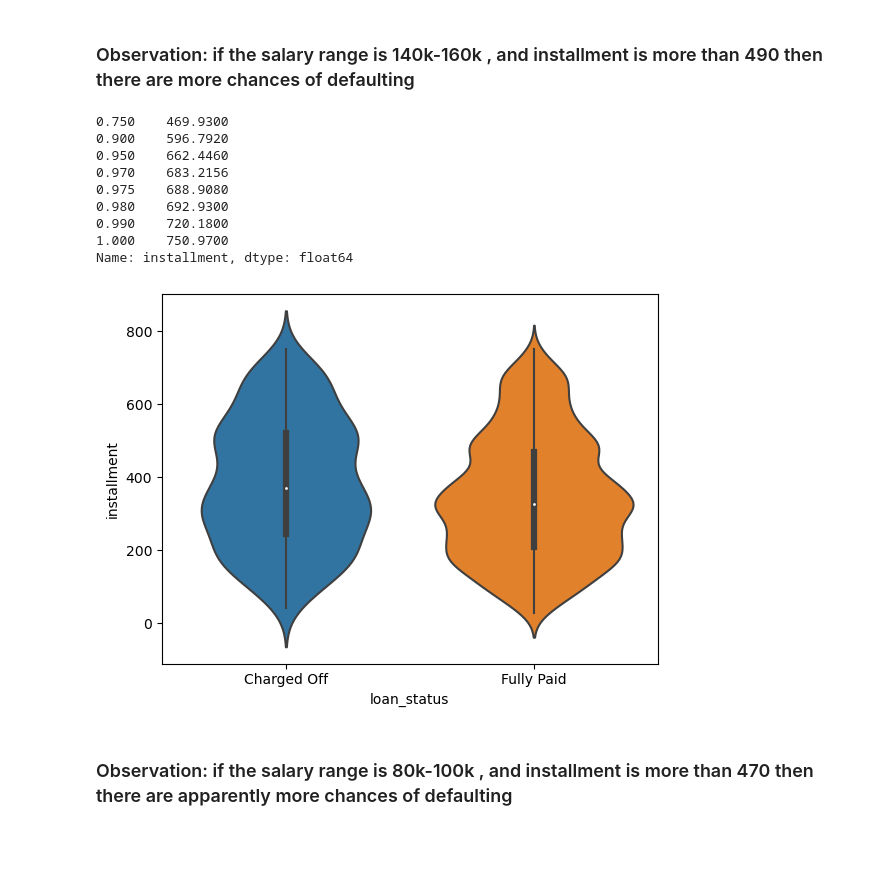
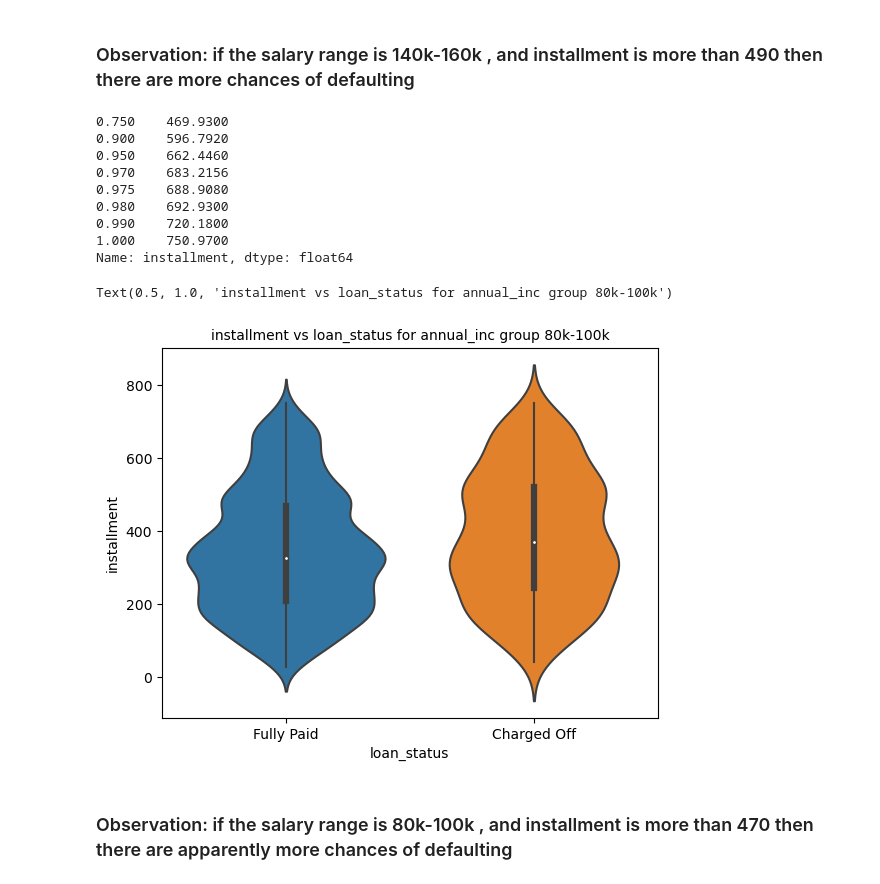
Before and after one commit to sdakshinkar/LendingClubCaseStudy, a Jupyter notebook: Swapnil_Dakshinkar.ipynb, the cells around one changed output. Cells and saved outputs as stored; diff of their text form; code cells hidden in the pictures; blank space fills up the shorter version.

```diff
--- a/Swapnil_Dakshinkar.ipynb
+++ b/Swapnil_Dakshinkar.ipynb
@@ -1029,18 +1095,20 @@ Name: installment, dtype: float64
 # %%
 df_temp = df[df['annual_inc_groups'].astype('string').str.find('80000, 100000')==True]
 print(df_temp[df_temp.loan_status=='Fully Paid'].installment.quantile([0.75,0.90,0.95,0.97,0.975, 0.98, 0.99, 1.0]))
-p = sns.violinplot(data=df_temp,x='loan_status',y='installment')
+p = sns.violinplot(data=df_temp,x='loan_status',y='installment',order=['Fully Paid', 'Charged Off'])
+p.set_title('installment vs loan_status for annual_inc group 80k-100k',fontsize=10)
 # %% [output]
 0.750    469.9300
 0.900    596.7920
 0.950    662.4460
 0.970    683.2156
 0.975    688.9080
 0.980    692.9300
 0.990    720.1800
 1.000    750.9700
 Name: installment, dtype: float64
+Text(0.5, 1.0, 'installment vs loan_status for annual_inc group 80k-100k')
-[figure, old version]
+[figure, new version]
 # %% [markdown]
 ### Observation: if the salary range is 80k-100k , and installment is more than 470 then there are apparently more chances of defaulting
 # %% [markdown]
```
Also changed, not shown: parts of 17 cells of this notebook, 1 other file.
